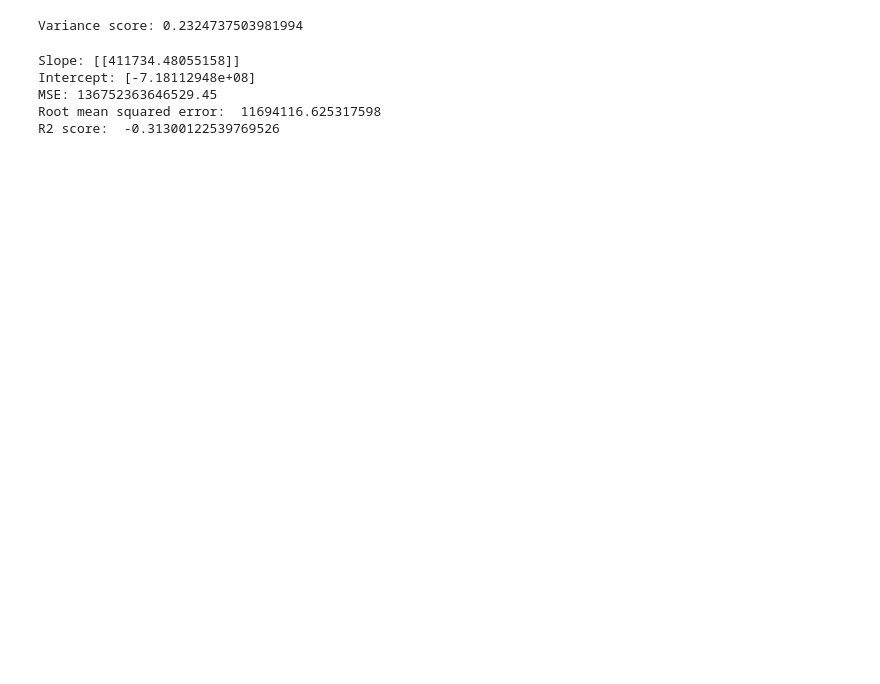
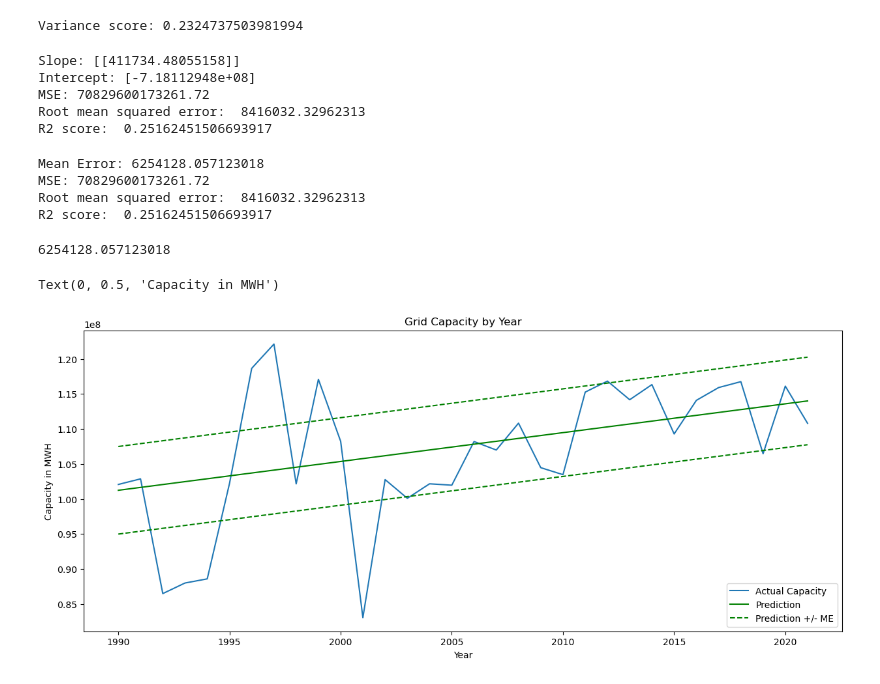
Before and after one commit to DavidN0809/ECGR-4105, a Jupyter notebook: Final Project/EV_Prediction_Grid_Stability.ipynb, the cells around one changed output. Cells and saved outputs as stored; diff of their text form; code cells hidden in the pictures; blank space fills up the shorter version.

```diff
--- a/Final Project/EV_Prediction_Grid_Stability.ipynb
+++ b/Final Project/EV_Prediction_Grid_Stability.ipynb
@@ -225,10 +243,10 @@ print('Variance score: {}'.format(classifier.score(X_test, y_test)))
 Variance score: 0.2324737503981994
 # %%
 # model evaluation
-mse=mean_squared_error(y[0:25],y_pred)
+mse=mean_squared_error(y,y_pred)
 
-rmse = np.sqrt(mean_squared_error(y[0:25], y_pred))
-r2 = r2_score(y[0:25], y_pred)
+rmse = np.sqrt(mean_squared_error(y, y_pred))
+r2 = r2_score(y, y_pred)
 
 # printing values
 print('Slope:' ,classifier.coef_)
@@ -239,6 +257,42 @@ print('R2 score: ', r2)
 # %% [output]
 Slope: [[411734.48055158]]
 Intercept: [-7.18112948e+08]
-MSE: 136752363646529.45
-Root mean squared error:  11694116.625317598
-R2 score:  -0.31300122539769526
+MSE: 70829600173261.72
+Root mean squared error:  8416032.32962313
+R2 score:  0.25162451506693917
+# %%
+def avgdiff(a,b):
+    c = abs(a-b)
+    c = np.average(c)
+    return c
+# %%
+print('Mean Error: {}' .format(np.average(abs(y_pred-y))))
+print('MSE:',mse)
+print('Root mean squared error: ', rmse)
+print('R2 score: ', r2)
+# %% [output]
+Mean Error: 6254128.057123018
+MSE: 70829600173261.72
+Root mean squared error:  8416032.32962313
+R2 score:  0.25162451506693917
+# %%
+c = avgdiff(y_pred, y)
+c
+# %% [output]
+6254128.057123018
+# %%
+y_pred_high = y_pred + c
+y_pred_low = y_pred - c
+# %%
+fig=plt.figure(figsize = (15,6))
+plt.title('Grid Capacity by Year')
+plt.plot(x,y, label = 'Actual Capacity')
+plt.plot(X, y_pred, color = 'green', label = 'Prediction')
+plt.plot(X, y_pred_high, 'g--', label ='Prediction +/- ME')
+plt.plot(X, y_pred_low, 'g--')
+plt.legend(loc = 'lower right')
+plt.xlabel('Year')
+plt.ylabel('Capacity in MWH')
+# %% [output]
+Text(0, 0.5, 'Capacity in MWH')
+[figure, added]
```
Also changed, not shown: parts of 23 cells of this notebook, 2 other files.
